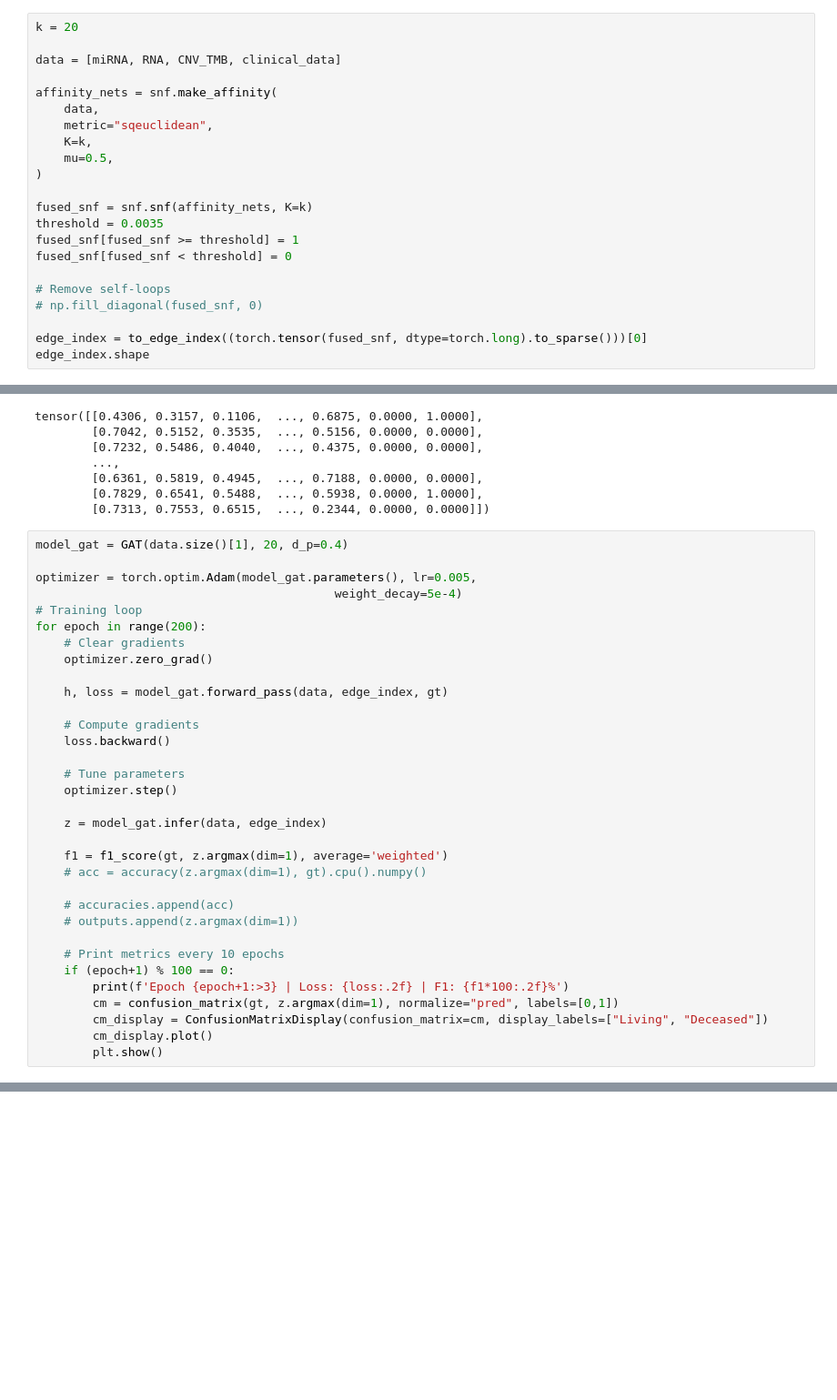
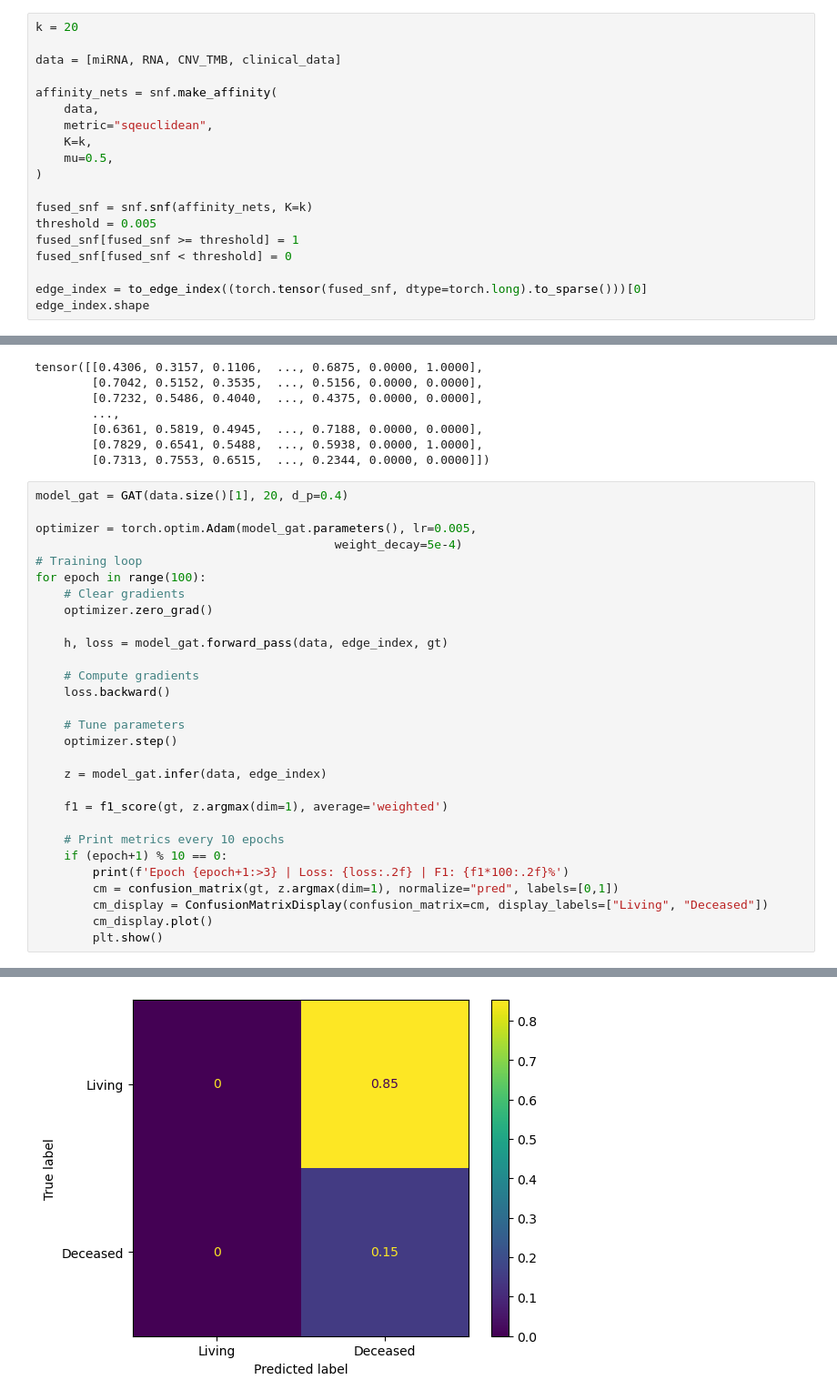
Before and after one commit to DavideGrecoGit/Multi-omics-data-integration-with-DL-approaches, a Jupyter notebook: survival_analysis/data.ipynb, the cells around one changed output, grey strips where cells are left out. Shown: that part at 91% size. Drawn from its saved outputs; the diff is of its cells as text; blank space fills up the shorter version.

```diff
--- a/survival_analysis/data.ipynb
+++ b/survival_analysis/data.ipynb
@@ -127,13 +127,10 @@ affinity_nets = snf.make_affinity(
 )
 
 fused_snf = snf.snf(affinity_nets, K=k)
-threshold = 0.0035
+threshold = 0.005
 fused_snf[fused_snf >= threshold] = 1
 fused_snf[fused_snf < threshold] = 0
 
-# Remove self-loops
-# np.fill_diagonal(fused_snf, 0)
-
 edge_index = to_edge_index((torch.tensor(fused_snf, dtype=torch.long).to_sparse()))[0]
 edge_index.shape
 # %% [output]
@@ -166,7 +163,7 @@ model_gat = GAT(data.size()[1], 20, d_p=0.4)
 optimizer = torch.optim.Adam(model_gat.parameters(), lr=0.005,
                                           weight_decay=5e-4)
 # Training loop
-for epoch in range(200):
+for epoch in range(100):
     # Clear gradients
     optimizer.zero_grad()
 
@@ -181,15 +178,12 @@ for epoch in range(200):
     z = model_gat.infer(data, edge_index)
 
     f1 = f1_score(gt, z.argmax(dim=1), average='weighted')
-    # acc = accuracy(z.argmax(dim=1), gt).cpu().numpy()
-
-    # accuracies.append(acc)
-    # outputs.append(z.argmax(dim=1))
 
     # Print metrics every 10 epochs
-    if (epoch+1) % 100 == 0:
+    if (epoch+1) % 10 == 0:
         print(f'Epoch {epoch+1:>3} | Loss: {loss:.2f} | F1: {f1*100:.2f}%')
         cm = confusion_matrix(gt, z.argmax(dim=1), normalize="pred", labels=[0,1])
         cm_display = ConfusionMatrixDisplay(confusion_matrix=cm, display_labels=["Living", "Deceased"])
         cm_display.plot()
         plt.show()
+# %% [output]
@@ -195,0 +191 @@ for epoch in range(200):
+[figure, added]
```
Also changed, not shown: parts of 2 cells of this notebook, 1 other file.
